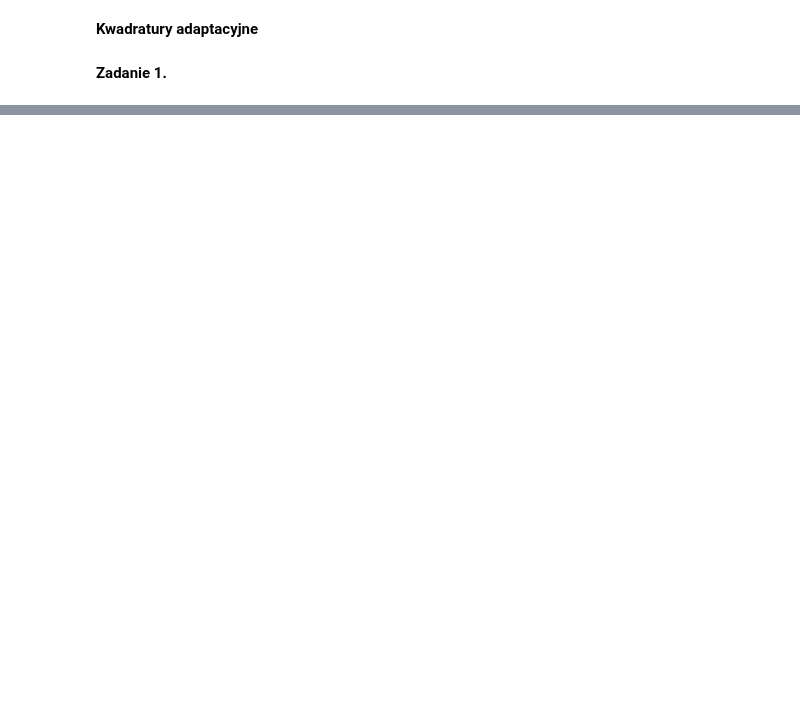
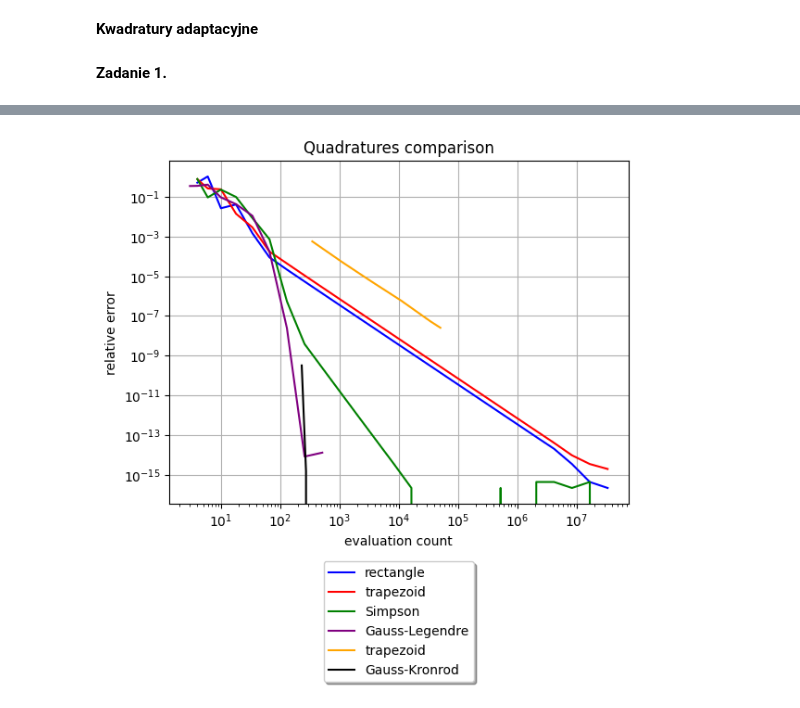
Before and after one commit to baramundi666/Computation-Methods-for-Science-and-Technology, a Jupyter notebook: lab-7/main.ipynb, the cells around one changed output, grey strips where cells are left out. Cells and saved outputs as stored; diff of their text form; code cells hidden in the pictures; blank space fills up the shorter version.

```diff
--- a/lab-7/main.ipynb
+++ b/lab-7/main.ipynb
@@ -49,0 +114,11 @@ plt.show()
+# %%
+h = lambda x, a, b: 1/((x-0.3)**2 + a) + 1/((x-0.9)**2 + b) - 6
+a = 0.0
+b = 1.0
+t = lambda x0, a: (1/np.sqrt(a)) * (np.arctan((1-x0)/np.sqrt(a)) + np.arctan(x0/np.sqrt(a)))
+c = 0.001
+d = 0.004
+true_value = t(0.3, c) + t(0.9, d) - 6
+Procedure(lambda x: h(x, c, d), a, b, true_value)
+# %% [output]
+[figure, added]
```
Also changed, not shown: parts of 8 cells of this notebook, 6 other files.
